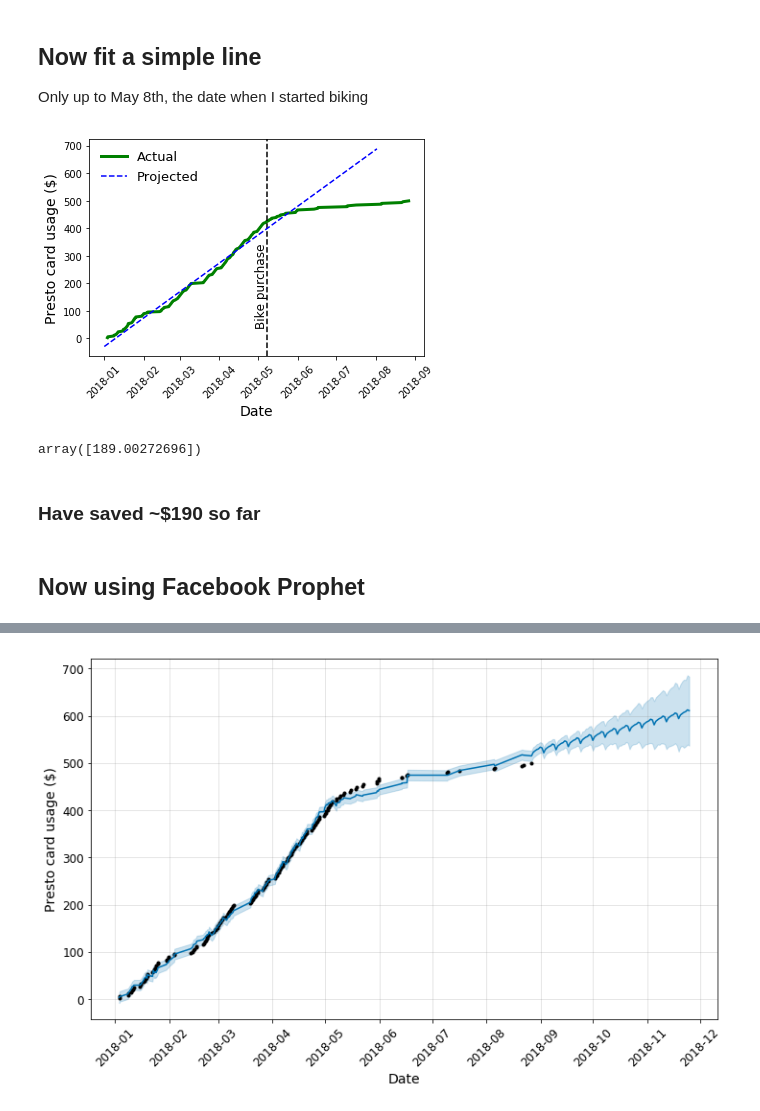
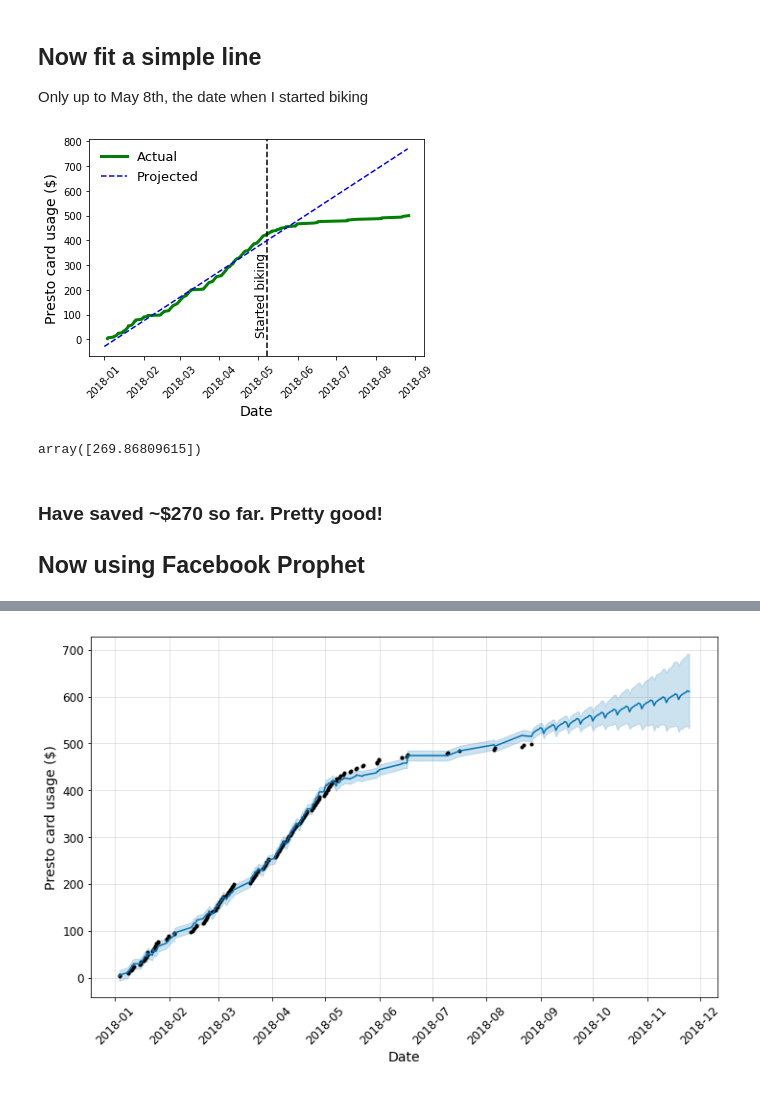
Before and after one commit to elderpinzon/DataProjects, a Jupyter notebook: Presto-Card-Usage/Presto-Card-Usage.ipynb, the cells around one changed output, grey strips where cells are left out. Cells and saved outputs as stored; diff of their text form; code cells hidden in the pictures.

Commit message:
Fix range of dates for prediction of simple linear model Added timer for FBProhet predictions

```diff
--- a/Presto-Card-Usage/Presto-Card-Usage.ipynb
+++ b/Presto-Card-Usage/Presto-Card-Usage.ipynb
@@ -74,28 +74,27 @@ presto_bf = presto.query('Date < "2018-05-08"')
 fpp_bf = presto_bf.groupby('Date').sum()[['Amount']]
 regr = LinearRegression()
 regr.fit(fpp_bf.index.values.reshape(-1,1), np.cumsum(fpp_bf.Amount).values.reshape(-1,1))
-rng = pd.date_range('1/1/2018', periods=72, freq='3D')
+rng = pd.date_range('1/1/2018', periods=80, freq='3D')
 pred = regr.predict(rng.values.astype(float).reshape(-1,1))
 # %%
 ## Plot data
 fpp = presto.groupby('Date').sum()[['Amount']]
 plt.plot(np.cumsum(fpp), color='g', linewidth=3, label='Actual')
 plt.xticks(rotation=45)
 plt.ylabel('Presto card usage ($)', fontsize=14)
 plt.xlabel('Date', fontsize=14)
 plt.axvline('2018-05-08', color='k', linestyle='--')
 plt.plot(rng, pred, color='b', linestyle='--', label='Projected')
-plt.text('2018-04-29',310,'Bike purchase', rotation=90, fontsize=12)
+plt.text('2018-04-29',310,'Started biking', rotation=90, fontsize=12)
 plt.legend(frameon=False, fontsize=13)
 plt.show()
 # %% [output]
-[figure, old version]
+[figure, new version]
 # %%
 pred[-1] - np.cumsum(fpp.Amount).values[-1]
 # %% [output]
-array([189.00272696])
+array([269.86809615])
 # %% [markdown]
-### Have saved ~$190 so far
+### Have saved ~$270 so far. Pretty good!
+## Now using Facebook Prophet
-# %% [markdown]
-## Now using Facebook Prophet
 # %%
```
Also changed, not shown: parts of 4 cells of this notebook.
